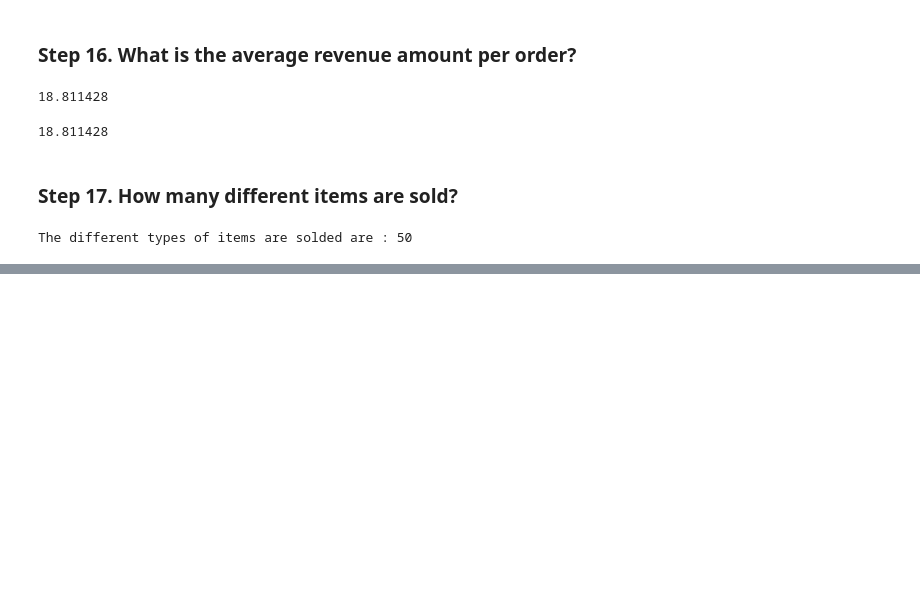
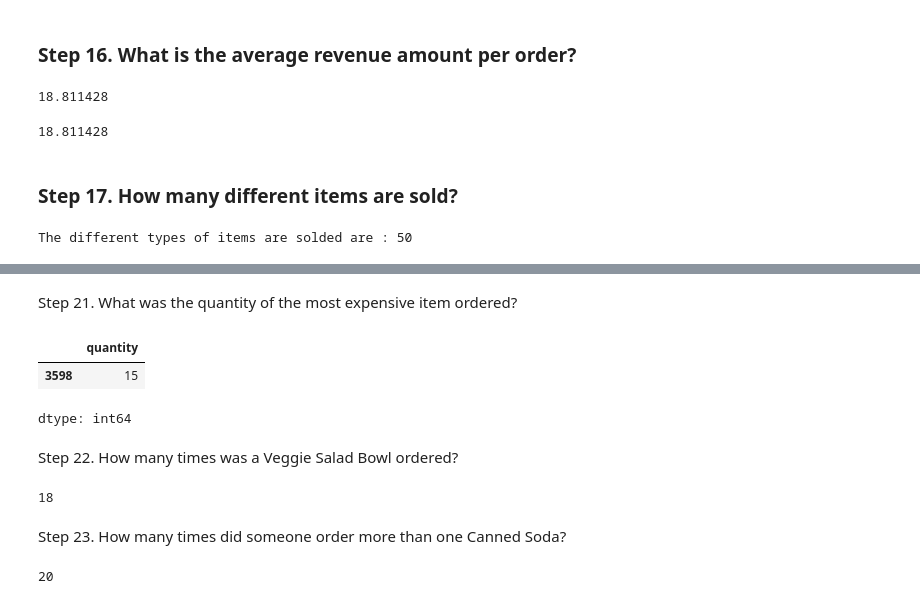
Before and after one commit to mohammedayoub968/Data-Analysis-Pandas-Practice, a Jupyter notebook: Chipotle/chipotle.ipynb, the cells around one changed output, grey strips where cells are left out. Saved outputs shown, nothing was run; the diff lists cells and outputs as text; code cells hidden in the pictures; blank space fills up the shorter version.

```diff
--- a/Chipotle/chipotle.ipynb
+++ b/Chipotle/chipotle.ipynb
@@ -181,0 +227,23 @@ The different types of items are solded are : 50
+# %% [markdown]
+Step 21. What was the quantity of the most expensive item ordered?
+# %%
+expensive_price = chipo['item_price'].max()
+chipo[chipo['item_price'] == 44.25]['quantity']
+# %% [output]
+|  | quantity |
+| 3598 | 15 |
+dtype: int64
+# %% [markdown]
+Step 22. How many times was a Veggie Salad Bowl ordered?
+# %%
+Veggie_Salad_Bowl = chipo[chipo['item_name'] == 'Veggie Salad Bowl']
+len(Veggie_Salad_Bowl)
+# %% [output]
+18
+# %% [markdown]
+Step 23. How many times did someone order more than one Canned Soda?
+# %%
+order = chipo[(chipo['item_name'] == 'Canned Soda') & (chipo['quantity'] > 1)]
+len(order)
+# %% [output]
+20
```
Also changed, not shown: parts of 6 cells of this notebook.
